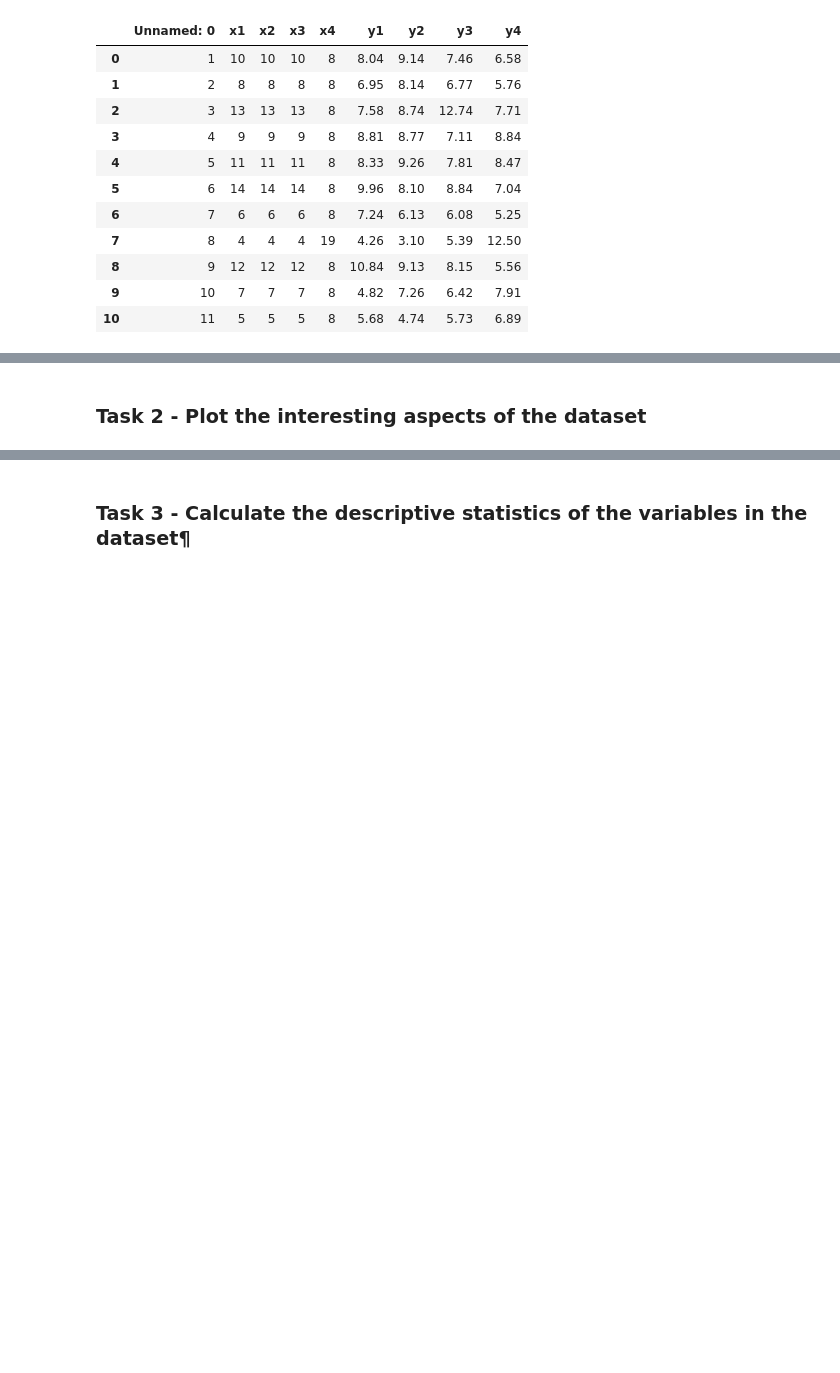
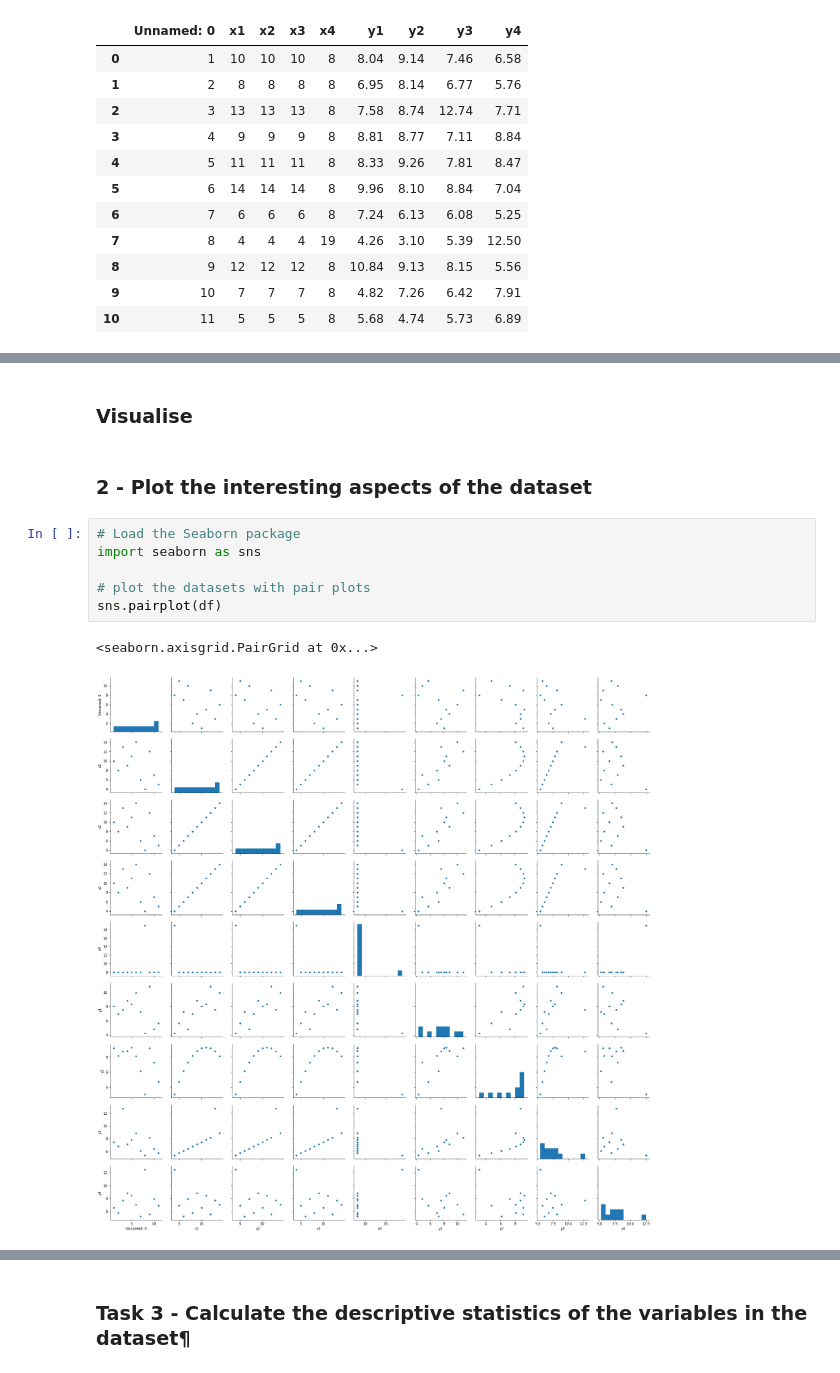
Before and after one commit to Aqua5lad/Anscombes-quartet-dataset, a Jupyter notebook: Anscombes Dataset Analysis.ipynb, the cells around one changed output, grey strips where cells are left out. Drawn from its saved outputs; the diff is of its cells as text; blank space fills up the shorter version.

Commit message:
plot the datasets with pair plots

```diff
--- a/Anscombes Dataset Analysis.ipynb
+++ b/Anscombes Dataset Analysis.ipynb
@@ -39,2 +57,13 @@ df
+# %% [markdown]
+### Visualise
 # %% [markdown]
-### Task 2 - Plot the interesting aspects of the dataset
+### 2 - Plot the interesting aspects of the dataset
+# %%
+# Load the Seaborn package
+import seaborn as sns
+
+# plot the datasets with pair plots
+sns.pairplot(df)
+# %% [output]
+<seaborn.axisgrid.PairGrid at 0x...>
+[figure, added]
```
Also changed, not shown: parts of 8 cells of this notebook.
